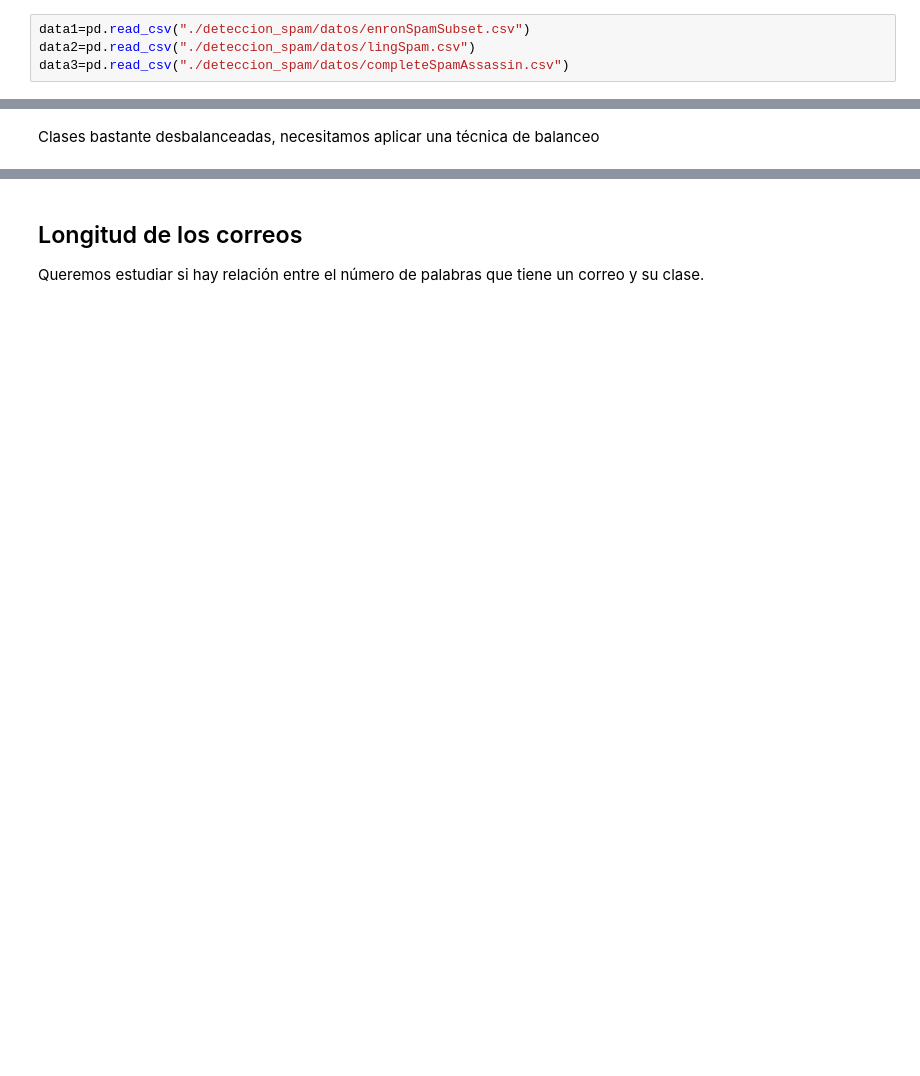
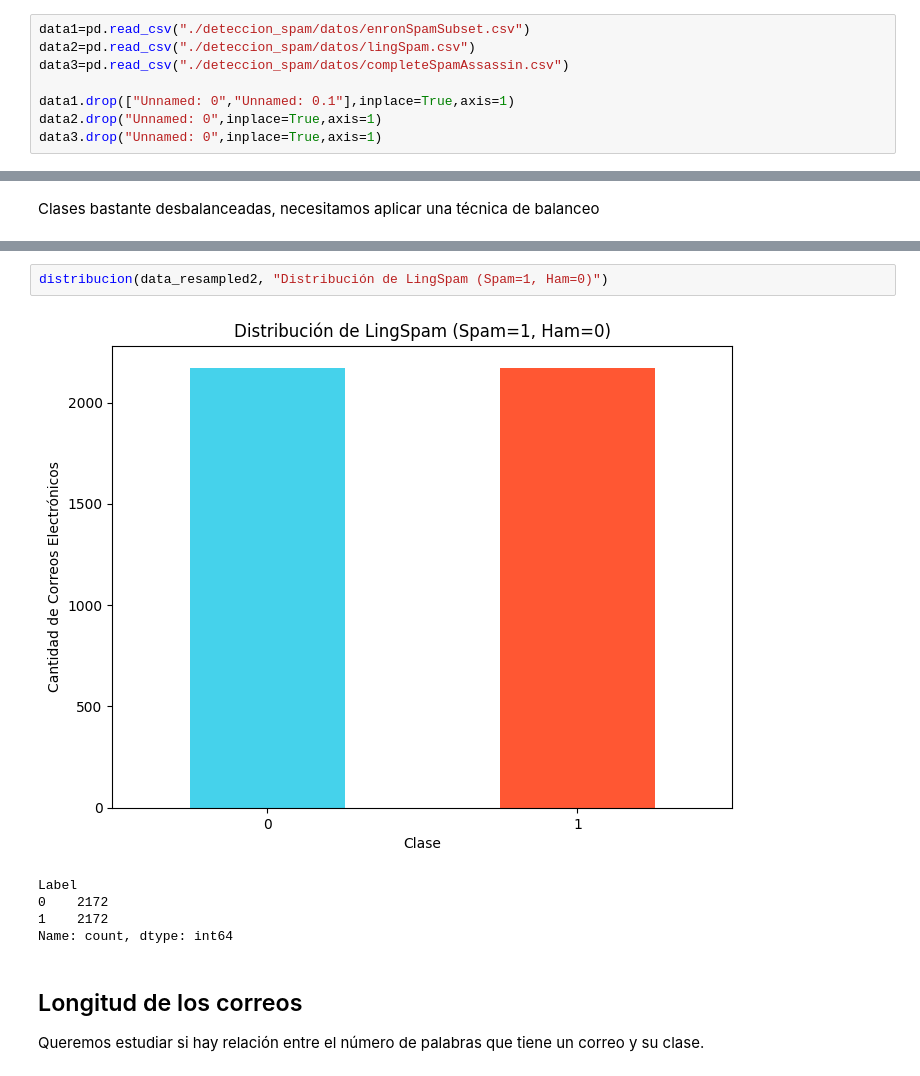
Before and after one commit to monicacg1111/TFG, a Jupyter notebook: Visualizacion.ipynb, the cells around one changed output, grey strips where cells are left out. Drawn from its saved outputs; the diff is of its cells as text; blank space fills up the shorter version.

```diff
--- a/Visualizacion.ipynb
+++ b/Visualizacion.ipynb
@@ -11,5 +19,9 @@ import seaborn as sns
 data1=pd.read_csv("./deteccion_spam/datos/enronSpamSubset.csv")
 data2=pd.read_csv("./deteccion_spam/datos/lingSpam.csv")
 data3=pd.read_csv("./deteccion_spam/datos/completeSpamAssassin.csv")
+
+data1.drop(["Unnamed: 0","Unnamed: 0.1"],inplace=True,axis=1)
+data2.drop("Unnamed: 0",inplace=True,axis=1)
+data3.drop("Unnamed: 0",inplace=True,axis=1)
 # %%
 data3.head()
@@ -108,3 +134,11 @@ ImportError: cannot import name '_check_X' from 'imblearn.utils._validation' (C:
+# %%
+distribucion(data_resampled2, "Distribución de LingSpam (Spam=1, Ham=0)")
+# %% [output]
+[figure, added]
+Label
+0    2172
+1    2172
+Name: count, dtype: int64
 # %% [markdown]
 ## Longitud de los correos
 Queremos estudiar si hay relación entre el número de palabras que tiene un correo y su clase.
```
Also changed, not shown: parts of 13 cells of this notebook, 3 other files.
